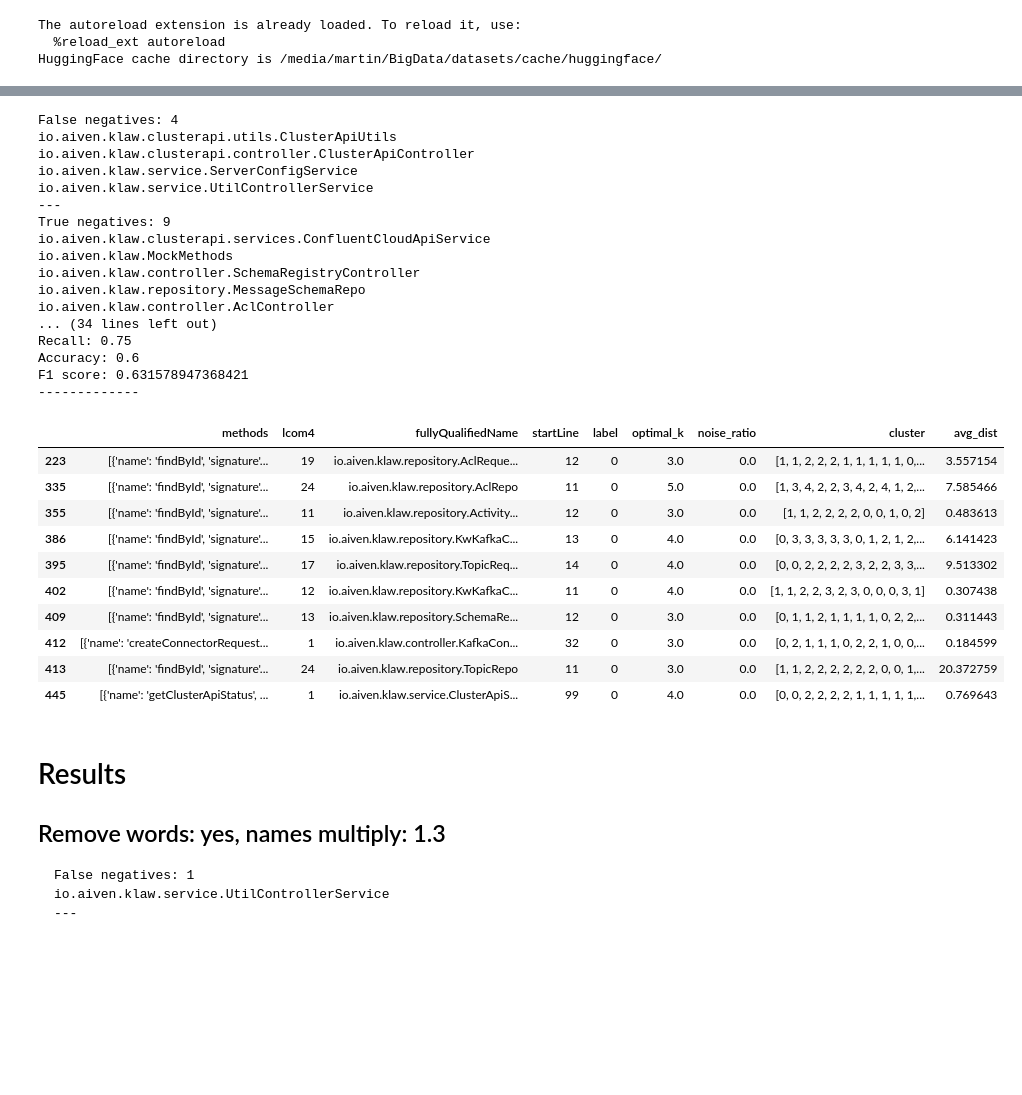
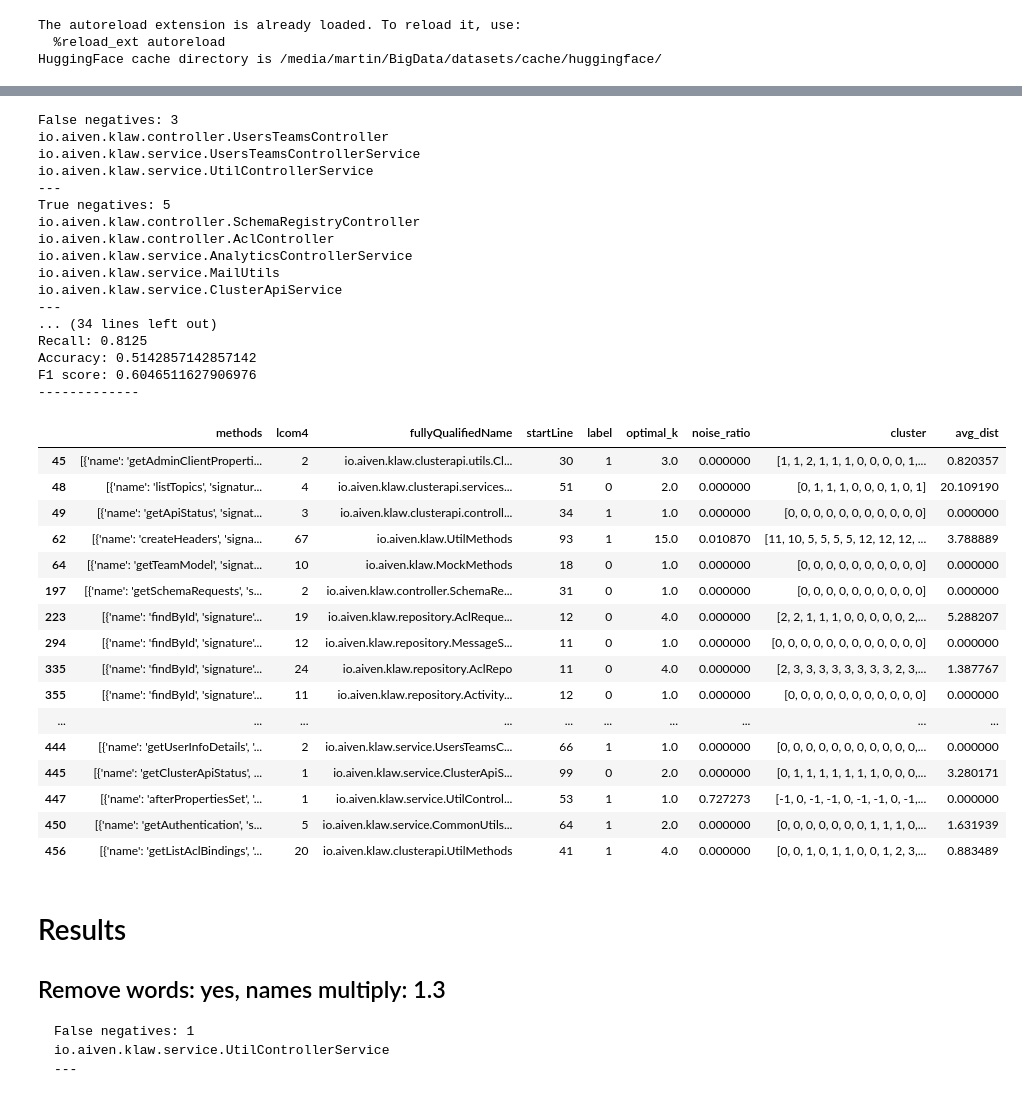
Before and after one commit to Ricaps/JEAD, a Jupyter notebook: AiDetector/training/src/pipelines/multi-service.ipynb, the cells around one changed output, grey strips where cells are left out. Saved outputs shown, nothing was run; the diff lists cells and outputs as text; code cells hidden in the pictures; blank space fills up the shorter version.

```diff
--- a/AiDetector/training/src/pipelines/multi-service.ipynb
+++ b/AiDetector/training/src/pipelines/multi-service.ipynb
@@ -433,8 +398,8 @@ input_file = (
 # input_file = "/media/martin/BigData/datasets/github-projects/cas/multi-service-result-codebert-combined.jsonl"
 
 df = pd.read_json(input_file, lines=True)
-df = df.query("optimal_k.notnull()")
-more_cluster_lines = df.query("optimal_k > 2")
+df = df.query("optimal_k.notnull() and lcom4 != -1")
+more_cluster_lines = df.query("optimal_k > 2 or lcom4 > 2")
 one_cluster_lines = df.drop(more_cluster_lines.index)
 
 
@@ -494,55 +459,61 @@ F1 score: {f1_score}
 #     cohesion = record["lcom4"]
 #     noise_ratio = record["noise_ratio"]
 #
 #     method_clusters = {}
 #     for index, cluster in enumerate(clusters):
 #         cluster_number_str = str(cluster)
 #         method = methods[index]
 #         if cluster_number_str in method_clusters:
 #             method_clusters[cluster_number_str].append(method)
 #         else:
 #             method_clusters[cluster_number_str] = [method]
 #
 #     class_clusters[class_name]["methods"] = method_clusters
 #     class_clusters[class_name]["lcom4"] = cohesion
 #     class_clusters[class_name]["noise_ratio"] = noise_ratio
 #
 # for className, metadata in class_clusters.items():
 #     print(f"--- Class {className}, LCOM4: {metadata['lcom4']} ---")
 #     for cluster, methods in metadata["methods"].items():
 #         print(f"Cluster {cluster}: {json.dumps(methods, indent=2)}\n")
 #     print()
 
-more_cluster_lines.query("label == 0")
+df
 # %% [output]
-False negatives: 4
-io.aiven.klaw.clusterapi.utils.ClusterApiUtils
-io.aiven.klaw.clusterapi.controller.ClusterApiController
-io.aiven.klaw.service.ServerConfigService
+False negatives: 3
+io.aiven.klaw.controller.UsersTeamsController
+io.aiven.klaw.service.UsersTeamsControllerService
 io.aiven.klaw.service.UtilControllerService
 ---
-True negatives: 9
-io.aiven.klaw.clusterapi.services.ConfluentCloudApiService
-io.aiven.klaw.MockMethods
+True negatives: 5
 io.aiven.klaw.controller.SchemaRegistryController
-io.aiven.klaw.repository.MessageSchemaRepo
 io.aiven.klaw.controller.AclController
+io.aiven.klaw.service.AnalyticsControllerService
+io.aiven.klaw.service.MailUtils
+io.aiven.klaw.service.ClusterApiService
+---
 ... (34 lines left out)
-Recall: 0.75
-Accuracy: 0.6
-F1 score: 0.631578947368421
+Recall: 0.8125
+Accuracy: 0.5142857142857142
+F1 score: 0.6046511627906976
 -------------
 |  | methods | lcom4 | fullyQualifiedName | startLine | label | optimal_k | noise_ratio | cluster | avg_dist |
-| 223 | [{'name': 'findById', 'signature'... | 19 | io.aiven.klaw.repository.AclReque... | 12 | 0 | 3.0 | 0.0 | [1, 1, 2, 2, 2, 1, 1, 1, 1, 1, 0,... | 3.557154 |
-| 335 | [{'name': 'findById', 'signature'... | 24 | io.aiven.klaw.repository.AclRepo | 11 | 0 | 5.0 | 0.0 | [1, 3, 4, 2, 2, 3, 4, 2, 4, 1, 2,... | 7.585466 |
-| 355 | [{'name': 'findById', 'signature'... | 11 | io.aiven.klaw.repository.Activity... | 12 | 0 | 3.0 | 0.0 | [1, 1, 2, 2, 2, 2, 0, 0, 1, 0, 2] | 0.483613 |
-| 386 | [{'name': 'findById', 'signature'... | 15 | io.aiven.klaw.repository.KwKafkaC... | 13 | 0 | 4.0 | 0.0 | [0, 3, 3, 3, 3, 3, 0, 1, 2, 1, 2,... | 6.141423 |
-| 395 | [{'name': 'findById', 'signature'... | 17 | io.aiven.klaw.repository.TopicReq... | 14 | 0 | 4.0 | 0.0 | [0, 0, 2, 2, 2, 2, 3, 2, 2, 3, 3,... | 9.513302 |
-| 402 | [{'name': 'findById', 'signature'... | 12 | io.aiven.klaw.repository.KwKafkaC... | 11 | 0 | 4.0 | 0.0 | [1, 1, 2, 2, 3, 2, 3, 0, 0, 0, 3, 1] | 0.307438 |
-| 409 | [{'name': 'findById', 'signature'... | 13 | io.aiven.klaw.repository.SchemaRe... | 12 | 0 | 3.0 | 0.0 | [0, 1, 1, 2, 1, 1, 1, 1, 0, 2, 2,... | 0.311443 |
-| 412 | [{'name': 'createConnectorRequest... | 1 | io.aiven.klaw.controller.KafkaCon... | 32 | 0 | 3.0 | 0.0 | [0, 2, 1, 1, 1, 0, 2, 2, 1, 0, 0,... | 0.184599 |
-| 413 | [{'name': 'findById', 'signature'... | 24 | io.aiven.klaw.repository.TopicRepo | 11 | 0 | 3.0 | 0.0 | [1, 1, 2, 2, 2, 2, 2, 2, 0, 0, 1,... | 20.372759 |
-| 445 | [{'name': 'getClusterApiStatus', ... | 1 | io.aiven.klaw.service.ClusterApiS... | 99 | 0 | 4.0 | 0.0 | [0, 0, 2, 2, 2, 2, 1, 1, 1, 1, 1,... | 0.769643 |
+| 45 | [{'name': 'getAdminClientProperti... | 2 | io.aiven.klaw.clusterapi.utils.Cl... | 30 | 1 | 3.0 | 0.000000 | [1, 1, 2, 1, 1, 1, 0, 0, 0, 0, 1,... | 0.820357 |
+| 48 | [{'name': 'listTopics', 'signatur... | 4 | io.aiven.klaw.clusterapi.services... | 51 | 0 | 2.0 | 0.000000 | [0, 1, 1, 1, 0, 0, 0, 1, 0, 1] | 20.109190 |
+| 49 | [{'name': 'getApiStatus', 'signat... | 3 | io.aiven.klaw.clusterapi.controll... | 34 | 1 | 1.0 | 0.000000 | [0, 0, 0, 0, 0, 0, 0, 0, 0, 0, 0] | 0.000000 |
+| 62 | [{'name': 'createHeaders', 'signa... | 67 | io.aiven.klaw.UtilMethods | 93 | 1 | 15.0 | 0.010870 | [11, 10, 5, 5, 5, 5, 12, 12, 12, ... | 3.788889 |
+| 64 | [{'name': 'getTeamModel', 'signat... | 10 | io.aiven.klaw.MockMethods | 18 | 0 | 1.0 | 0.000000 | [0, 0, 0, 0, 0, 0, 0, 0, 0, 0] | 0.000000 |
+| 197 | [{'name': 'getSchemaRequests', 's... | 2 | io.aiven.klaw.controller.SchemaRe... | 31 | 0 | 1.0 | 0.000000 | [0, 0, 0, 0, 0, 0, 0, 0, 0, 0] | 0.000000 |
+| 223 | [{'name': 'findById', 'signature'... | 19 | io.aiven.klaw.repository.AclReque... | 12 | 0 | 4.0 | 0.000000 | [2, 2, 1, 1, 1, 0, 0, 0, 0, 0, 2,... | 5.288207 |
+| 294 | [{'name': 'findById', 'signature'... | 12 | io.aiven.klaw.repository.MessageS... | 11 | 0 | 1.0 | 0.000000 | [0, 0, 0, 0, 0, 0, 0, 0, 0, 0, 0, 0] | 0.000000 |
+| 335 | [{'name': 'findById', 'signature'... | 24 | io.aiven.klaw.repository.AclRepo | 11 | 0 | 4.0 | 0.000000 | [2, 3, 3, 3, 3, 3, 3, 3, 3, 2, 3,... | 1.387767 |
+| 355 | [{'name': 'findById', 'signature'... | 11 | io.aiven.klaw.repository.Activity... | 12 | 0 | 1.0 | 0.000000 | [0, 0, 0, 0, 0, 0, 0, 0, 0, 0, 0] | 0.000000 |
+| ... | ... | ... | ... | ... | ... | ... | ... | ... | ... |
+| 444 | [{'name': 'getUserInfoDetails', '... | 2 | io.aiven.klaw.service.UsersTeamsC... | 66 | 1 | 1.0 | 0.000000 | [0, 0, 0, 0, 0, 0, 0, 0, 0, 0, 0,... | 0.000000 |
+| 445 | [{'name': 'getClusterApiStatus', ... | 1 | io.aiven.klaw.service.ClusterApiS... | 99 | 0 | 2.0 | 0.000000 | [0, 1, 1, 1, 1, 1, 1, 1, 0, 0, 0,... | 3.280171 |
+| 447 | [{'name': 'afterPropertiesSet', '... | 1 | io.aiven.klaw.service.UtilControl... | 53 | 1 | 1.0 | 0.727273 | [-1, 0, -1, -1, 0, -1, -1, 0, -1,... | 0.000000 |
+| 450 | [{'name': 'getAuthentication', 's... | 5 | io.aiven.klaw.service.CommonUtils... | 64 | 1 | 2.0 | 0.000000 | [0, 0, 0, 0, 0, 0, 0, 1, 1, 1, 0,... | 1.631939 |
+| 456 | [{'name': 'getListAclBindings', '... | 20 | io.aiven.klaw.clusterapi.UtilMethods | 41 | 1 | 4.0 | 0.000000 | [0, 0, 1, 0, 1, 1, 0, 0, 1, 2, 3,... | 0.883489 |
 # %%
 from pipelines.shared import input_until_integer
 
```
Also changed, not shown: parts of 3 cells of this notebook, 1 other file.
